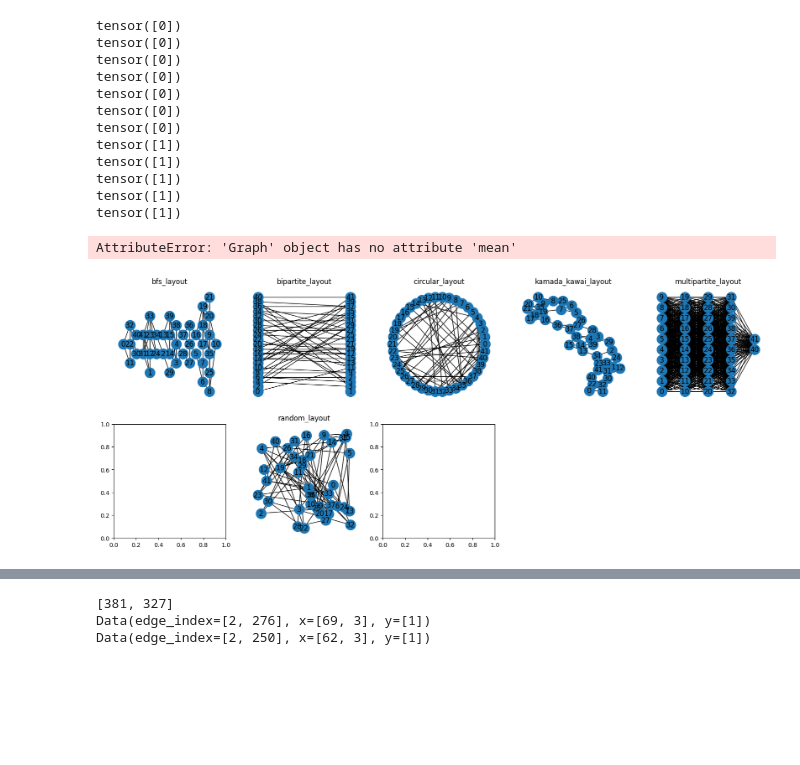
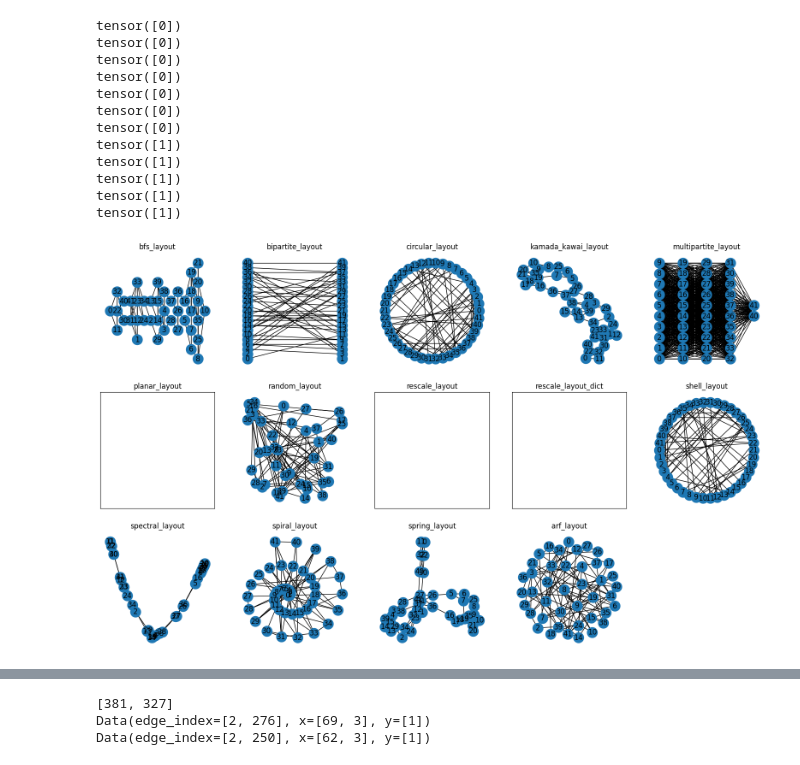
Before and after one commit to young-hwanlee/gnn_example, a Jupyter notebook: 2_gnn_graph_level_prediction.ipynb, the cells around one changed output, grey strips where cells are left out. Cells and saved outputs as stored; diff of their text form; code cells hidden in the pictures; blank space fills up the shorter version.

Commit message:
Update 2_gnn_graph_level_prediction.ipynb using Colab

```diff
--- a/2_gnn_graph_level_prediction.ipynb
+++ b/2_gnn_graph_level_prediction.ipynb
@@ -166,6 +159,8 @@ tensor([1])
 # %%
 ## Visualize the GNN networks ===================================================================
 ## Import packages required for visualization
+import matplotlib as mpl
+# mpl.rcParams['svg.hashsalt'] = str(42
 import matplotlib.pyplot as plt
 import networkx as nx
 from torch_geometric.utils import to_networkx
@@ -175,21 +170,20 @@ import string
 
 %matplotlib inline
 
-def plot_graph(G, pos, pos_name, color=None, ax=None):
+def plot_graph(G, pos, pos_name, ax=None):
     if ax is None:
         ax = plt.gca()
     ax.set_xticks([])
     ax.set_yticks([])
     ax.set_title(f'{pos_name}')
 
-    plt.sca(ax)
-
-    fig.set_tight_layout(False)     # Layout is not set
-    nx.draw(G, pos, with_labels=True, node_color=color, cmap="Set2")
-
-
-
-
+    # plt.sca(ax)
+    if pos is None:
+        # print(f'{pos}')
+        plt.plot()
+    else:
+        # fig.set_tight_layout(False)     # Layout is not set
+        nx.draw(G, pos, with_labels=True)
 
 # nx.bfs_layout (G, start, *[, align, scale, center]) : Position nodes according to breadth-first search algorithm.
 # nx.bipartite_layout (G, nodes[, align, scale, ...]) : Position nodes in two straight lines.
@@ -208,7 +202,6 @@ def plot_graph(G, pos, pos_name, color=None, ax=None):
 
 n_nodes = dataset[0].x.shape[0]
 nodes_list = list(range(n_nodes))
-
 fig = plt.figure(figsize=(20, 12))
 
 for i in range(14):
@@ -218,23 +211,29 @@ for i in range(14):
     G = to_networkx(data=dataset[0], to_undirected=True)
     pos = None
 
-    ## ===============================================
+    ## ============================================================================================
     if i == 0:
         pos = nx.bfs_layout(G, start=0)
         pos_name = 'bfs_layout'
+
     elif i == 1:
+        ## To make even/odd columns
         nodes = []
         for node in range(n_nodes):
             if node % 2 == 0:
                 nodes = nodes + [node]
+
         pos = nx.bipartite_layout(G, nodes=nodes)
         pos_name = 'bipartite_layout'
+
     elif i == 2:
         pos = nx.circular_layout(G)
         pos_name = 'circular_layout'
+
     elif i == 3:
         pos = nx.kamada_kawai_layout(G)
         pos_name = 'kamada_kawai_layout'
+
     elif i == 4:
         ## 1st method : nx.complete_multipartite_graph(subset_sizes)
         # n = 10
@@ -244,54 +243,57 @@ for i in range(14):
 
         # ## 2nd method : use a dict
         # pos = nx.multipartite_layout(G, subset_key=)
+
         pos_name = 'multipartite_layout'
-    ## ===============================================
+    ## ============================================================================================
     elif i == 5:
         try:
-            pos = nx.planar_layout(G)       # NetworkXException: G is not planar.
+            pos = nx.planar_layout(G)                      # NetworkXException: G is not planar.
         except nx.exception.NetworkXException:
             pos_name = 'planar_layout'
-            continue
+            # continue
 
     elif i == 6:
-        pos = nx.random_layout(G)
+        pos = nx.random_layout(G, seed=seed)
         pos_name = 'random_layout'
+
     elif i == 7:
-        pos = nx.rescale_layout(G)
-        pos_name = 'rescale_layout'
+        try:
+            pos = nx.rescale_layout(G, scale=3)      # AttributeError: 'Graph' object has no attribute 'mean'
+        except AttributeError:
+            pos_name = 'rescale_layout'
+            # continue
+
     elif i == 8:
-        pos = nx.rescale_layout_dict(G)
-        pos_name = 'rescale_layout_dict'
+        try:
+            pos = nx.rescale_layout_dict(G)             # AttributeError: 'Graph' object has no attribute 'values'
+        except AttributeError:
+            pos_name = 'rescale_layout_dict'
+            # continue
+
     elif i == 9:
         pos = nx.shell_layout(G)
         pos_name = 'shell_layout'
-    ## ===============================================
+    ## ============================================================================================
     elif i == 10:
         pos = nx.spectral_layout(G)
         pos_name = 'spectral_layout'
+
     elif i == 11:
         pos = nx.spiral_layout(G)
         pos_name = 'spiral_layout'
+
     elif i == 12:
-        pos = nx.spring_layout(G)
+        pos = nx.spring_layout(G, seed=seed)
         pos_name = 'spring_layout'
+
     elif i == 13:
         pos = nx.arf_layout(G)
         pos_name = 'arf_layout'
-    ## ===============================================
+    ## ============================================================================================
 
     plot_graph(G, pos, pos_name, ax=ax_name)
 
-
-# layers[0, :]
-# keys = layers
-# values = layers
-# layers_dict = { k:v for (k, v) in zip(keys, values)}
-# print(layers_dict)
-# pos = nx.multipartite_layout(G, subset_key=layers_dict)
-# plot_graph(G, pos, ax=None)
-
 plt.show()
 # %% [output]
-AttributeError: 'Graph' object has no attribute 'mean'
-[figure, old version]
+[figure, new version]
```
Also changed, not shown: parts of 8 cells of this notebook.
